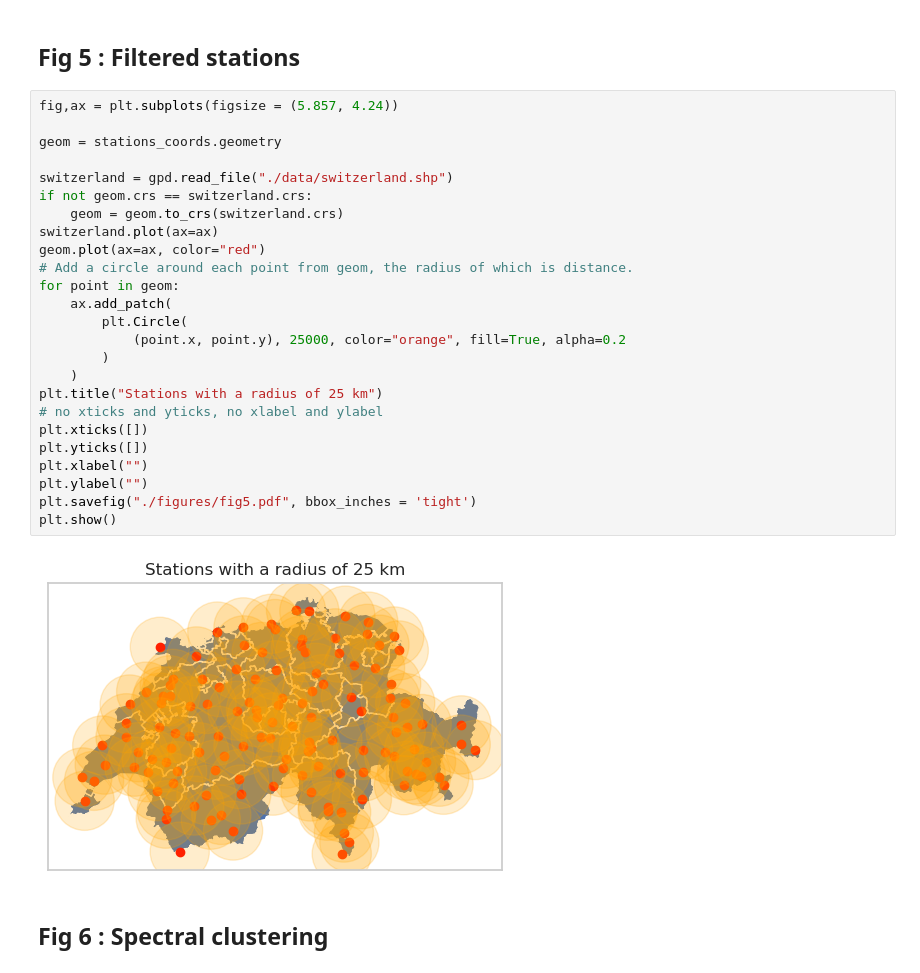
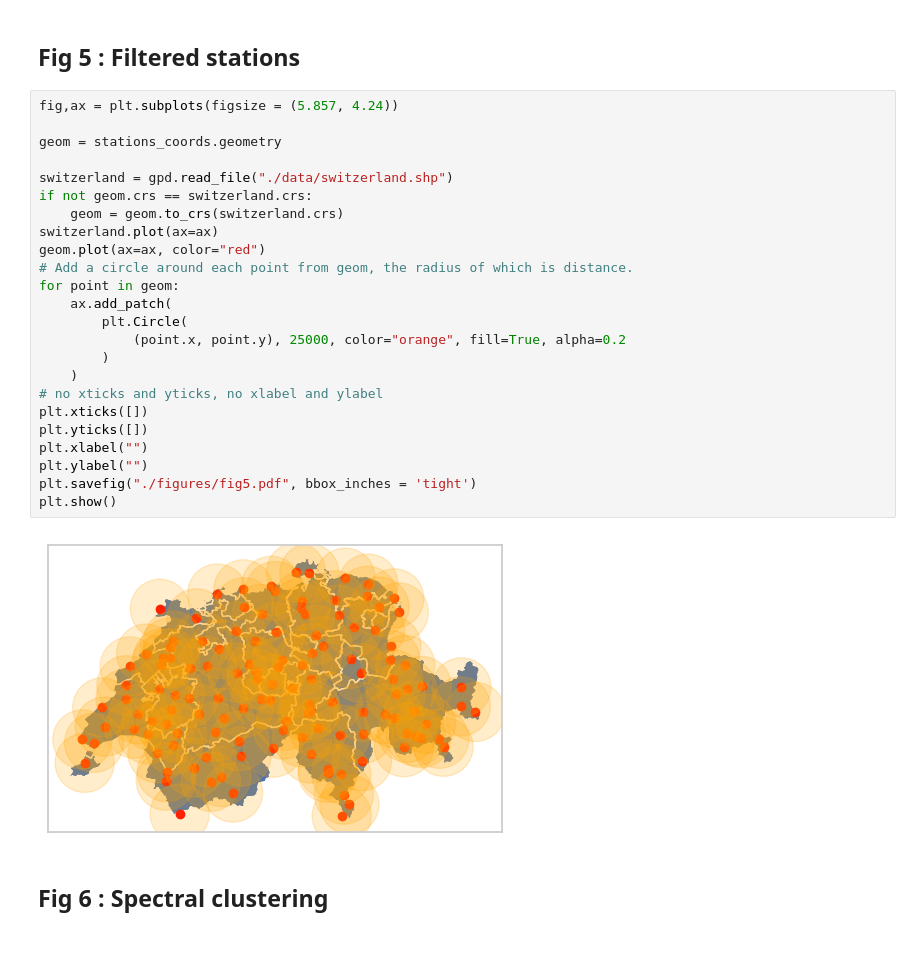
Before and after one commit to AntLrc/ConvectiveThunderstormWindGust_ML, a Jupyter notebook: figures.ipynb, the cells around one changed output. Cells and saved outputs as stored; diff of their text form; blank space fills up the shorter version.

Commit message:
Last updates to figures.ipnyb

```diff
--- a/figures.ipynb
+++ b/figures.ipynb
@@ -447,30 +448,29 @@ Near-surface wind speed, near-surface temperature, and wind shear are used acros
 # %%
 fig,ax = plt.subplots(figsize = (5.857, 4.24))
 
 geom = stations_coords.geometry
 
 switzerland = gpd.read_file("./data/switzerland.shp")
 if not geom.crs == switzerland.crs:
     geom = geom.to_crs(switzerland.crs)
 switzerland.plot(ax=ax)
 geom.plot(ax=ax, color="red")
 # Add a circle around each point from geom, the radius of which is distance.
 for point in geom:
     ax.add_patch(
         plt.Circle(
             (point.x, point.y), 25000, color="orange", fill=True, alpha=0.2
         )
     )
-plt.title("Stations with a radius of 25 km")
 # no xticks and yticks, no xlabel and ylabel
 plt.xticks([])
 plt.yticks([])
 plt.xlabel("")
 plt.ylabel("")
 plt.savefig("./figures/fig5.pdf", bbox_inches = 'tight')
 plt.show()
 # %% [output]
-[figure, old version]
+[figure, new version]
 # %% [markdown]
 ## Fig 6 : Spectral clustering
 # %%
```
Also changed, not shown: parts of 5 cells of this notebook, 21 other files.
